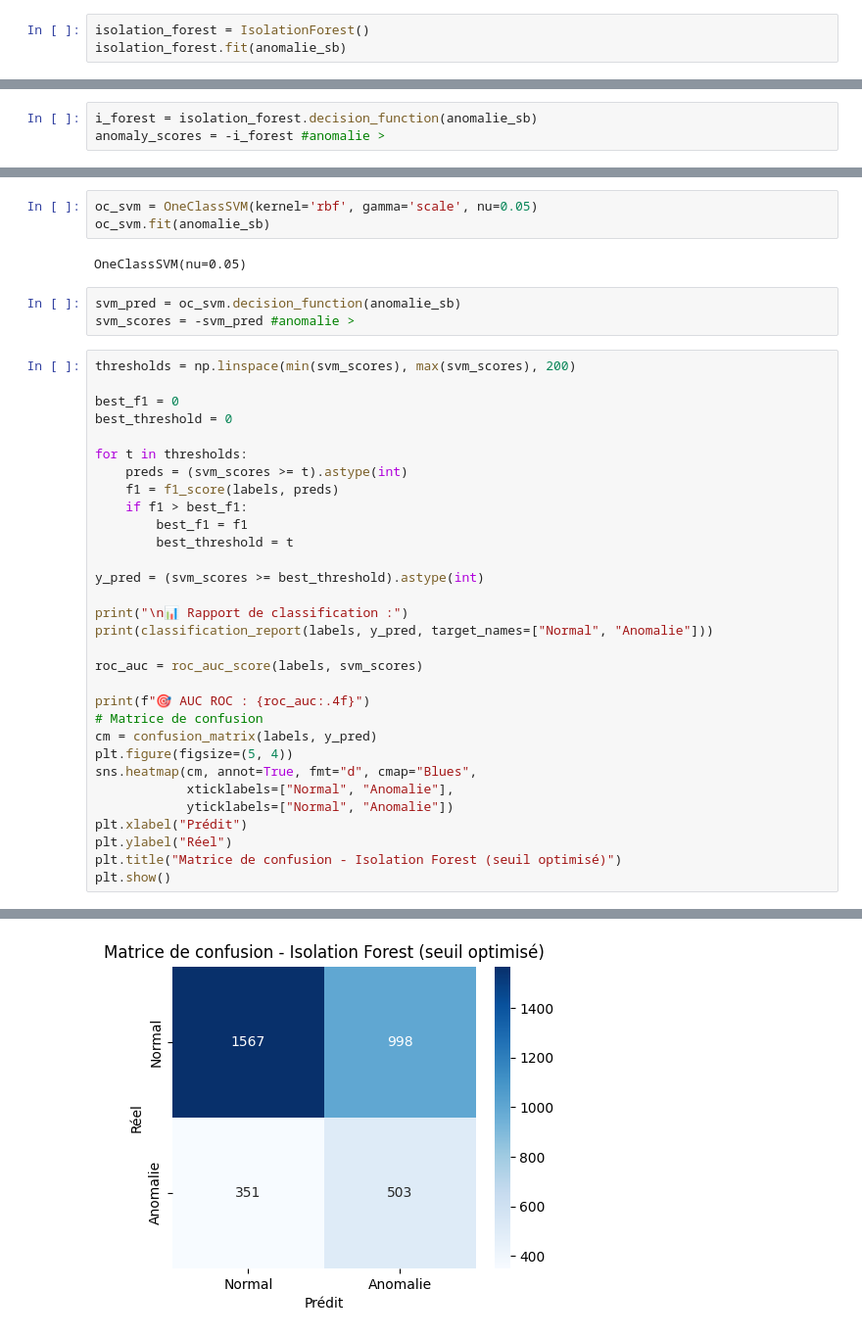
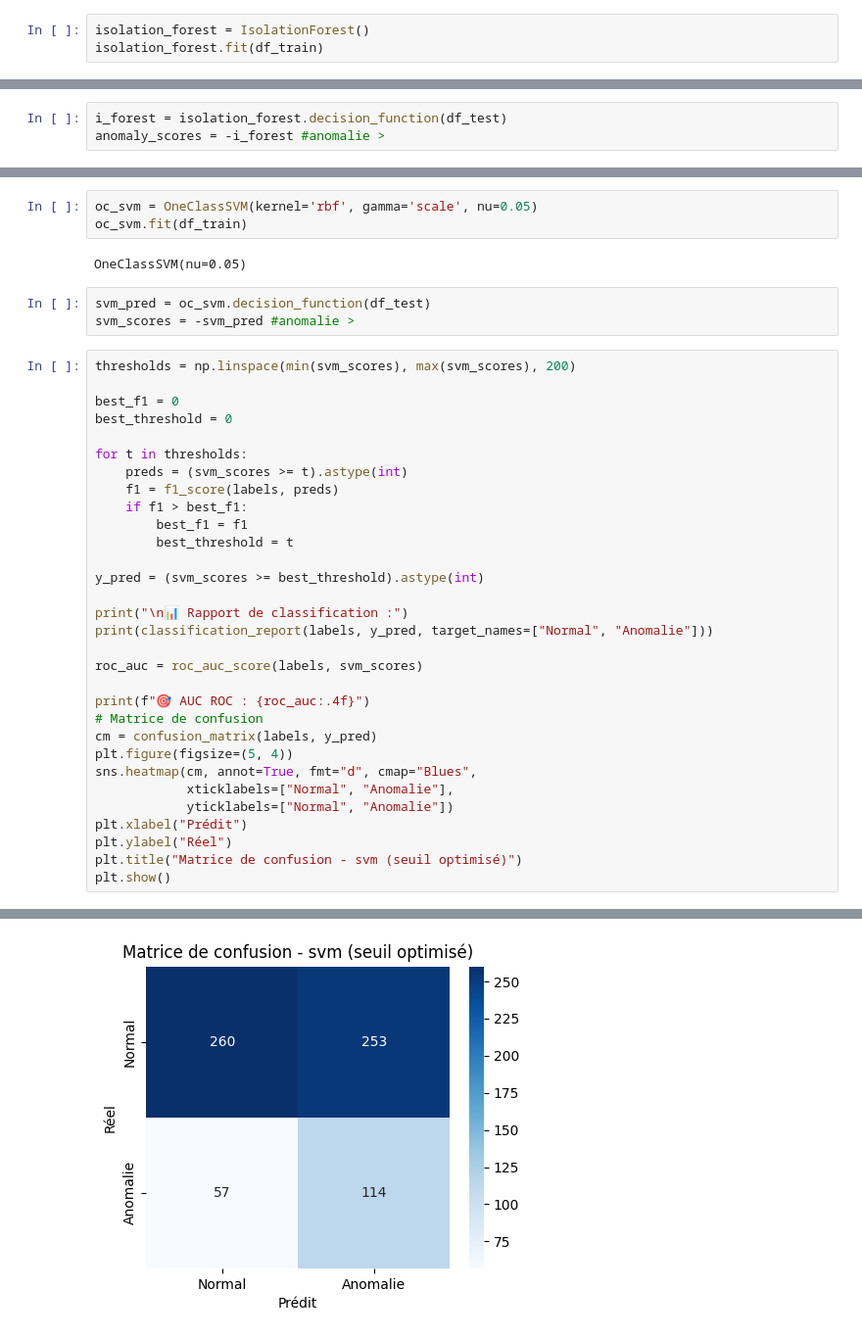
Before and after one commit to sow19/Detection-d-anomalies, a Jupyter notebook: code_source/pretraitement/processing.ipynb, the cells around one changed output, grey strips where cells are left out. Shown at 98% size. Saved outputs shown, nothing was run; the diff lists cells and outputs as text.

Commit message:
ajout donnees de test

```diff
--- a/code_source/pretraitement/processing.ipynb
+++ b/code_source/pretraitement/processing.ipynb
@@ -228,10 +201,10 @@ plt.show()
 # %%
 isolation_forest = IsolationForest()
-isolation_forest.fit(anomalie_sb)
+isolation_forest.fit(df_train)
 # %% [output]
 IsolationForest()
 # %%
-i_forest = isolation_forest.decision_function(anomalie_sb)
+i_forest = isolation_forest.decision_function(df_test)
 anomaly_scores = -i_forest #anomalie >
 # %%
 thresholds = np.linspace(min(anomaly_scores), max(anomaly_scores), 200)
@@ -280,10 +253,10 @@ weighted avg       0.80      0.75      0.76      3419
 # %%
 oc_svm = OneClassSVM(kernel='rbf', gamma='scale', nu=0.05)
-oc_svm.fit(anomalie_sb)
+oc_svm.fit(df_train)
 # %% [output]
 OneClassSVM(nu=0.05)
 # %%
-svm_pred = oc_svm.decision_function(anomalie_sb)
+svm_pred = oc_svm.decision_function(df_test)
 svm_scores = -svm_pred #anomalie >
 # %%
 thresholds = np.linspace(min(svm_scores), max(svm_scores), 200)
@@ -314,7 +287,7 @@ sns.heatmap(cm, annot=True, fmt="d", cmap="Blues",
             yticklabels=["Normal", "Anomalie"])
 plt.xlabel("Prédit")
 plt.ylabel("Réel")
-plt.title("Matrice de confusion - Isolation Forest (seuil optimisé)")
+plt.title("Matrice de confusion - svm (seuil optimisé)")
 plt.show()
 # %% [output]
 📊 Rapport de classification :
@@ -331 +304 @@ weighted avg       0.70      0.61      0.63      3419
-[figure, old version]
+[figure, new version]
```
Also changed, not shown: parts of 10 cells of this notebook.
